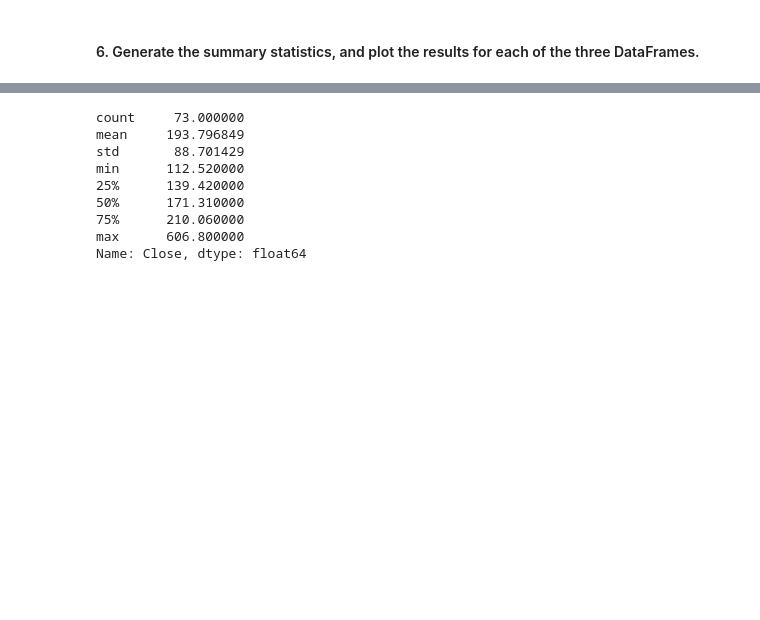
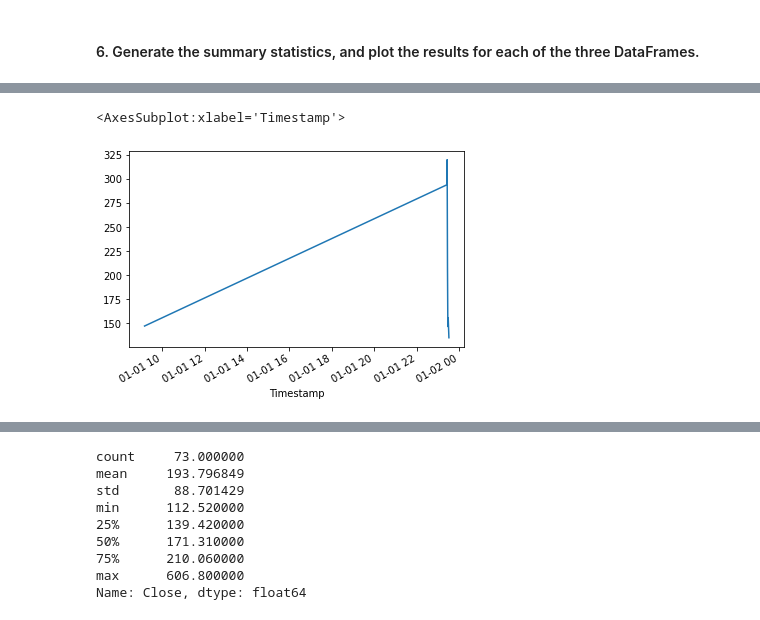
Before and after one commit to quinnwong31/CryptoArbitrage, a Jupyter notebook: crypto_arbitrage.ipynb, the cells around one changed output, grey strips where cells are left out. Drawn from its saved outputs; the diff is of its cells as text; code cells hidden in the pictures; blank space fills up the shorter version.

```diff
--- a/crypto_arbitrage.ipynb
+++ b/crypto_arbitrage.ipynb
@@ -671,0 +712,8 @@ Name: Close, Length: 73, dtype: float64
+# %%
+# Generate the summary statistics for the middle profit per trade DataFrame
+profit_per_trade_early.describe()
+
+profit_per_trade_early.plot()
+# %% [output]
+<AxesSubplot:xlabel='Timestamp'>
+[figure, added]
```
Also changed, not shown: parts of 5 cells of this notebook.
